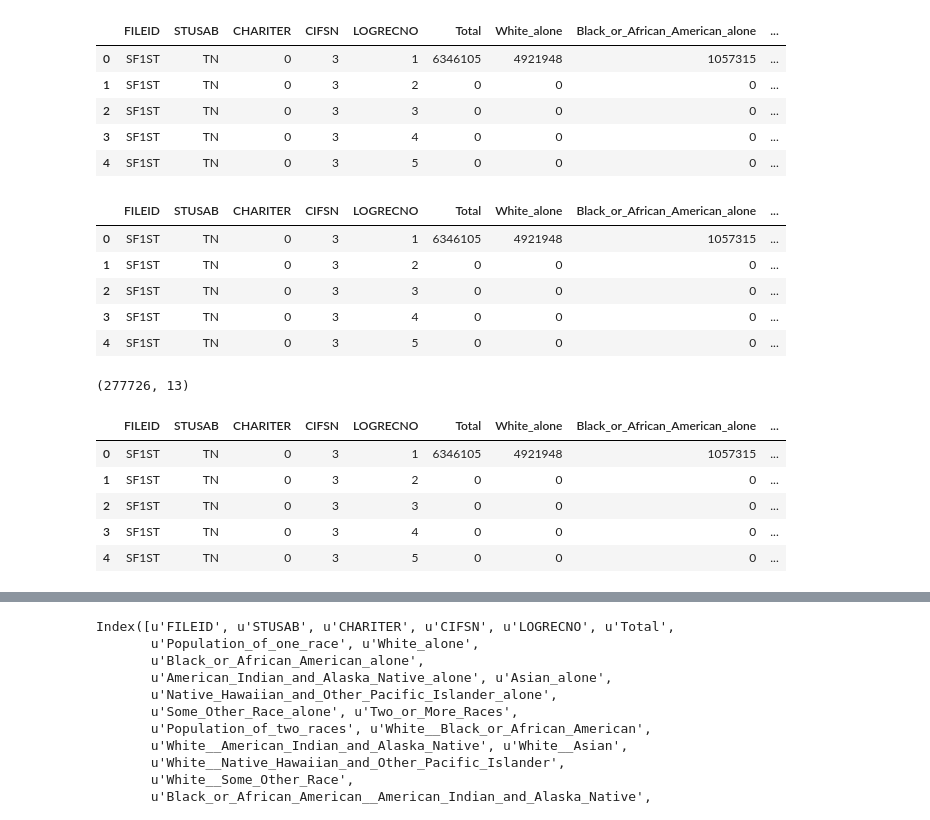
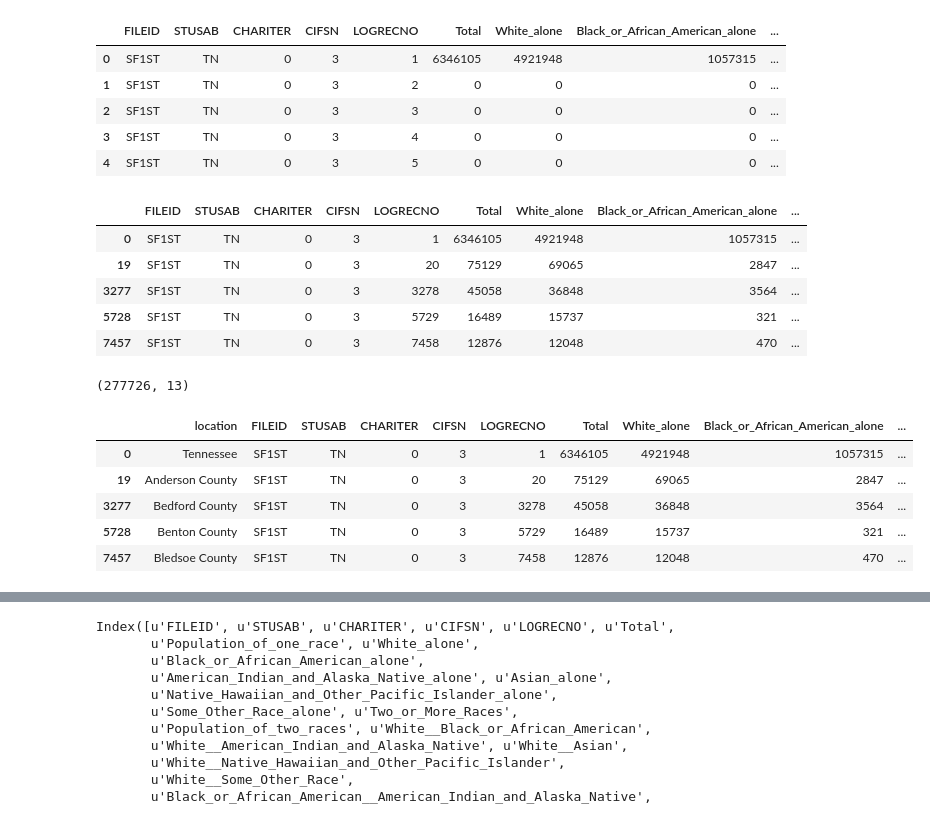
Before and after one commit to chingnaw/D4D-W205-Final, a Jupyter notebook: TN_exploratory_data_analysis.ipynb, the cells around one changed output, grey strips where cells are left out. Cells and saved outputs as stored; diff of their text form; code cells hidden in the pictures.

```diff
--- a/TN_exploratory_data_analysis.ipynb
+++ b/TN_exploratory_data_analysis.ipynb
@@ -204,27 +204,29 @@ p8_edited.head()
 # %%
 #p8 is highly complex, D4D only wanted high level data, so let's use p3
 p3 = pd.read_csv('./Cleaned_Data_With_Text_Headers/TN_clean_with_text_headers/tn_p3_2010.txt', sep = '\t')
+# %%
+p3_edited = p3.ix[indices]
 # %%
-p3.head()
+p3_edited.head()
 # %% [output]
 |  | FILEID | STUSAB | CHARITER | CIFSN | LOGRECNO | Total | White_alone | Black_or_African_American_alone | ... |
 | 0 | SF1ST | TN | 0 | 3 | 1 | 6346105 | 4921948 | 1057315 | ... |
-| 1 | SF1ST | TN | 0 | 3 | 2 | 0 | 0 | 0 | ... |
-| 2 | SF1ST | TN | 0 | 3 | 3 | 0 | 0 | 0 | ... |
-| 3 | SF1ST | TN | 0 | 3 | 4 | 0 | 0 | 0 | ... |
-| 4 | SF1ST | TN | 0 | 3 | 5 | 0 | 0 | 0 | ... |
+| 19 | SF1ST | TN | 0 | 3 | 20 | 75129 | 69065 | 2847 | ... |
+| 3277 | SF1ST | TN | 0 | 3 | 3278 | 45058 | 36848 | 3564 | ... |
+| 5728 | SF1ST | TN | 0 | 3 | 5729 | 16489 | 15737 | 321 | ... |
+| 7457 | SF1ST | TN | 0 | 3 | 7458 | 12876 | 12048 | 470 | ... |
 # %%
 p3.shape
 # %% [output]
 (277726, 13)
-# %%
-p3_edited = p3[p8_cols]
+# %%
+p3_w_county_name = pd.concat([tn_geo['location'].ix[indices], p3_edited], axis=1)
 # %%
-p3_edited.head()
+p3_w_county_name.head()
 # %% [output]
-|  | FILEID | STUSAB | CHARITER | CIFSN | LOGRECNO | Total | White_alone | Black_or_African_American_alone | ... |
-| 0 | SF1ST | TN | 0 | 3 | 1 | 6346105 | 4921948 | 1057315 | ... |
-| 1 | SF1ST | TN | 0 | 3 | 2 | 0 | 0 | 0 | ... |
-| 2 | SF1ST | TN | 0 | 3 | 3 | 0 | 0 | 0 | ... |
-| 3 | SF1ST | TN | 0 | 3 | 4 | 0 | 0 | 0 | ... |
-| 4 | SF1ST | TN | 0 | 3 | 5 | 0 | 0 | 0 | ... |
+|  | location | FILEID | STUSAB | CHARITER | CIFSN | LOGRECNO | Total | White_alone | Black_or_African_American_alone | ... |
+| 0 | Tennessee | SF1ST | TN | 0 | 3 | 1 | 6346105 | 4921948 | 1057315 | ... |
+| 19 | Anderson County | SF1ST | TN | 0 | 3 | 20 | 75129 | 69065 | 2847 | ... |
+| 3277 | Bedford County | SF1ST | TN | 0 | 3 | 3278 | 45058 | 36848 | 3564 | ... |
+| 5728 | Benton County | SF1ST | TN | 0 | 3 | 5729 | 16489 | 15737 | 321 | ... |
+| 7457 | Bledsoe County | SF1ST | TN | 0 | 3 | 7458 | 12876 | 12048 | 470 | ... |
```
Also changed, not shown: parts of 8 cells of this notebook, 20 other files.
